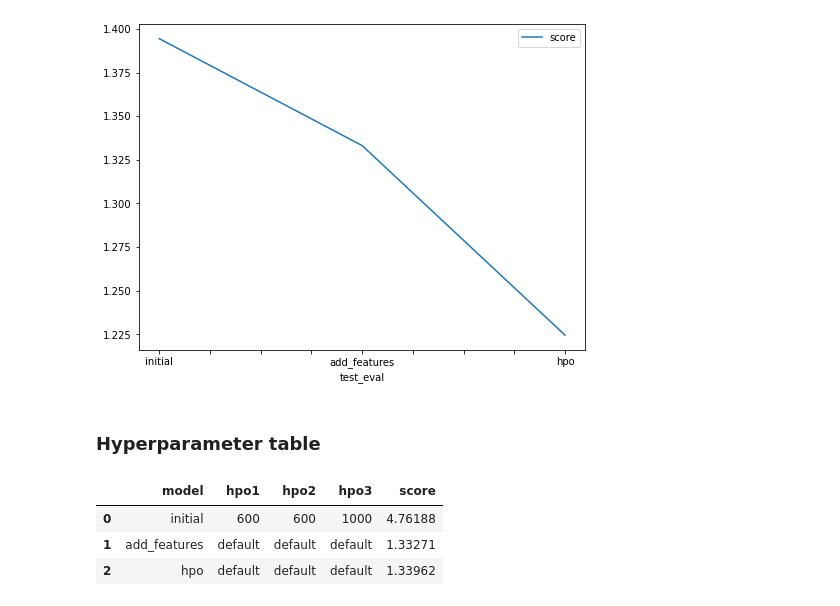
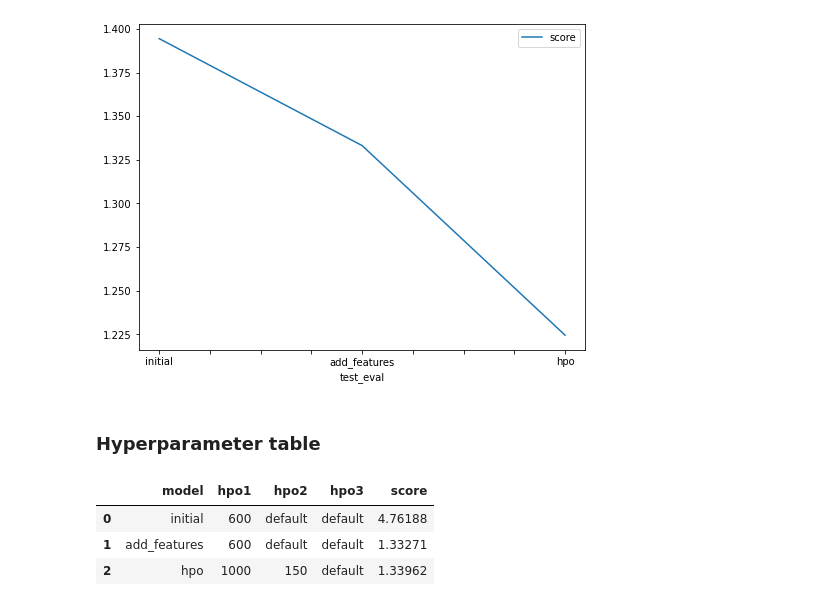
Before and after one commit to chiara111p111/Predict-Bike-Sharing-Pattern, a Jupyter notebook: project-template.ipynb, the cells around one changed output. Saved outputs shown, nothing was run; the diff lists cells and outputs as text; code cells hidden in the pictures.

```diff
--- a/project-template.ipynb
+++ b/project-template.ipynb
@@ -770,14 +770,14 @@ fig.savefig('model_test_score.png')
 # %%
 # The 3 hyperparameters we tuned with the kaggle score as the result
 pd.DataFrame({
     "model": ["initial", "add_features", "hpo"],
-    "hpo1": [600, 'default', 'default'],
-    "hpo2": [600, 'default', 'default'],
-    "hpo3": [1000, 'default', 'default'],
+    "hpo1": [600, 600, 1000],
+    "hpo2": ['default', 'default', 150],
+    "hpo3": ['default', 'default', 'default'],
     "score": [4.76188, 1.33271, 1.33962]
 })
 # %% [output]
 |  | model | hpo1 | hpo2 | hpo3 | score |
-| 0 | initial | 600 | 600 | 1000 | 4.76188 |
-| 1 | add_features | default | default | default | 1.33271 |
-| 2 | hpo | default | default | default | 1.33962 |
+| 0 | initial | 600 | default | default | 4.76188 |
+| 1 | add_features | 600 | default | default | 1.33271 |
+| 2 | hpo | 1000 | 150 | default | 1.33962 |
```
